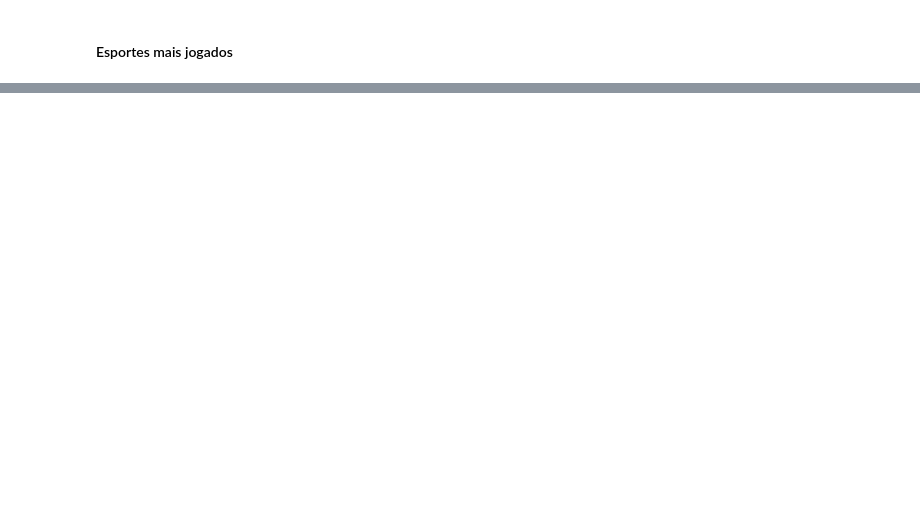
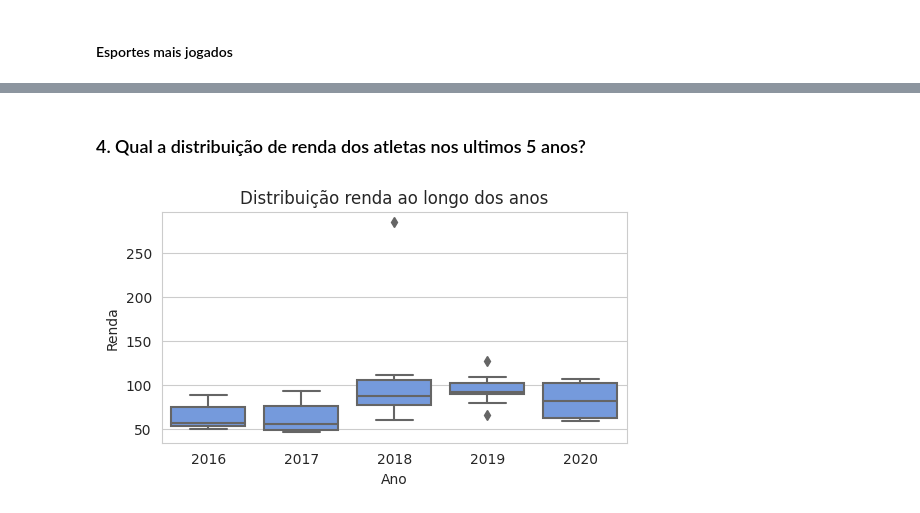
Before and after one commit to stefaneadna/atlantico-bootcamp-cd, a Jupyter notebook: notebooks/atividade-05/analise-exploratoria-de-dados.ipynb, the cells around one changed output, grey strips where cells are left out. Cells and saved outputs as stored; diff of their text form; code cells hidden in the pictures; blank space fills up the shorter version.

```diff
--- a/notebooks/atividade-05/analise-exploratoria-de-dados.ipynb
+++ b/notebooks/atividade-05/analise-exploratoria-de-dados.ipynb
@@ -83,0 +237,13 @@ plt.show()
+# %% [markdown]
+### 4. Qual a distribuição de renda dos atletas nos ultimos 5 anos?
+# %%
+data = df[df['Year']>2015]
+sns.set_style("whitegrid")
+plt.figure(figsize=(6, 3))
+ax = sns.boxplot(x="Year", y="earnings ($ million)", data=data, color='cornflowerblue')
+plt.xlabel('Ano')
+plt.ylabel('Renda')
+plt.title('Distribuição renda ao longo dos anos')
+plt.show()
+# %% [output]
+[figure, added]
```
Also changed, not shown: parts of 33 cells of this notebook.
